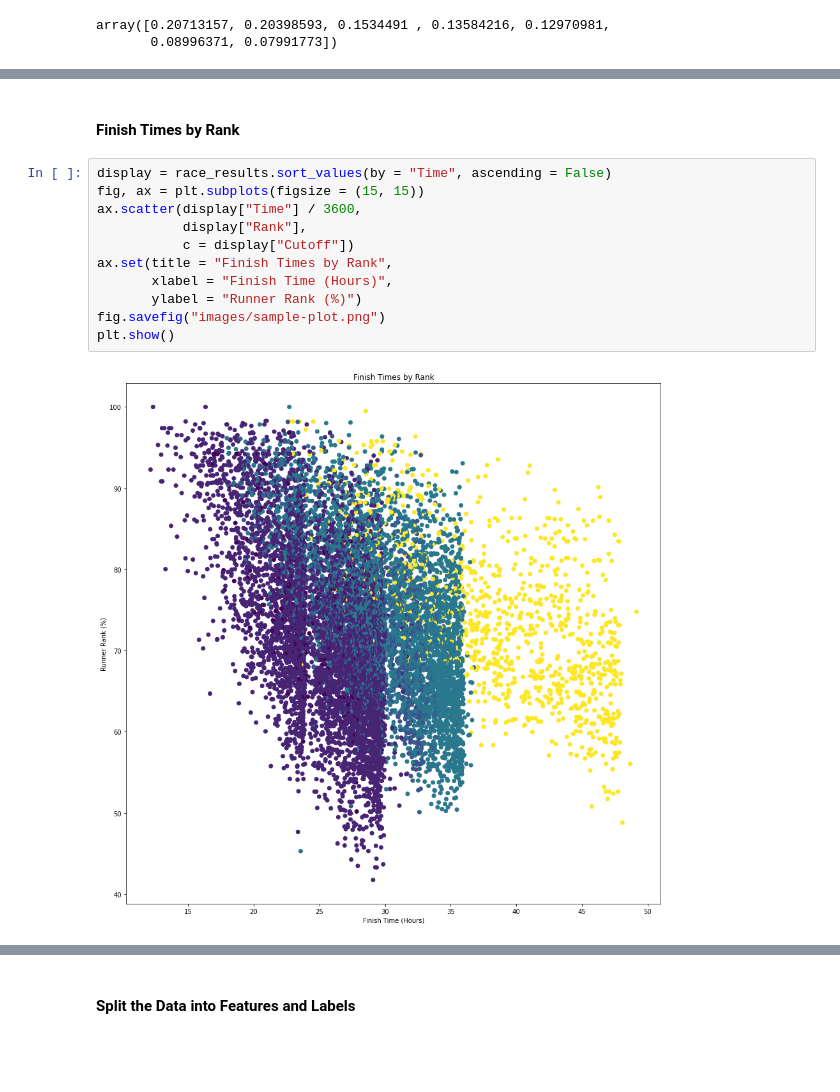
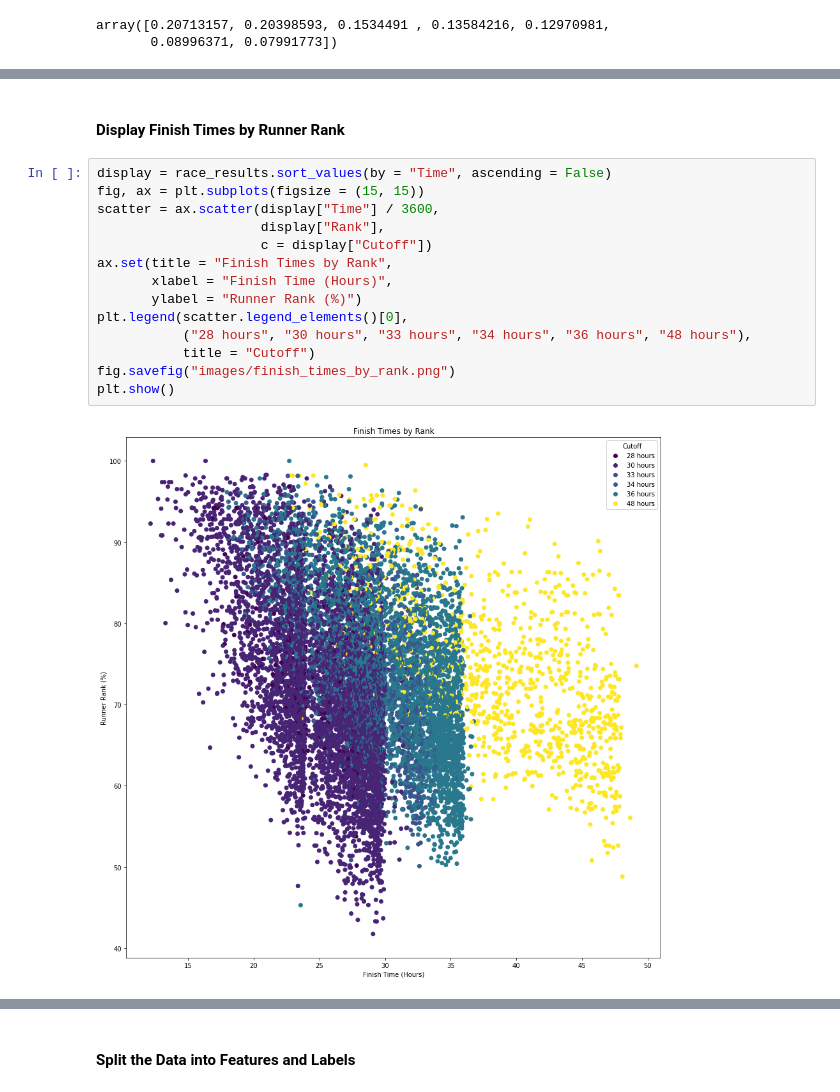
Before and after one commit to rdtaylorjr/Race-Time-Predictor, a Jupyter notebook: race-predictor.ipynb, the cells around one changed output, grey strips where cells are left out. Cells and saved outputs as stored; diff of their text form; blank space fills up the shorter version.

```diff
--- a/race-predictor.ipynb
+++ b/race-predictor.ipynb
@@ -146,15 +171,18 @@ plt.show()
 # %% [markdown]
-#### Finish Times by Rank
+#### Display Finish Times by Runner Rank
 # %%
 display = race_results.sort_values(by = "Time", ascending = False)
 fig, ax = plt.subplots(figsize = (15, 15))
-ax.scatter(display["Time"] / 3600,
-           display["Rank"],
-           c = display["Cutoff"])
+scatter = ax.scatter(display["Time"] / 3600,
+                     display["Rank"],
+                     c = display["Cutoff"])
 ax.set(title = "Finish Times by Rank",
        xlabel = "Finish Time (Hours)",
        ylabel = "Runner Rank (%)")
-fig.savefig("images/sample-plot.png")
+plt.legend(scatter.legend_elements()[0],
+           ("28 hours", "30 hours", "33 hours", "34 hours", "36 hours", "48 hours"),
+           title = "Cutoff")
+fig.savefig("images/finish_times_by_rank.png")
 plt.show()
 # %% [output]
-[figure, old version]
+[figure, new version]
```
Also changed, not shown: parts of 44 cells of this notebook.
